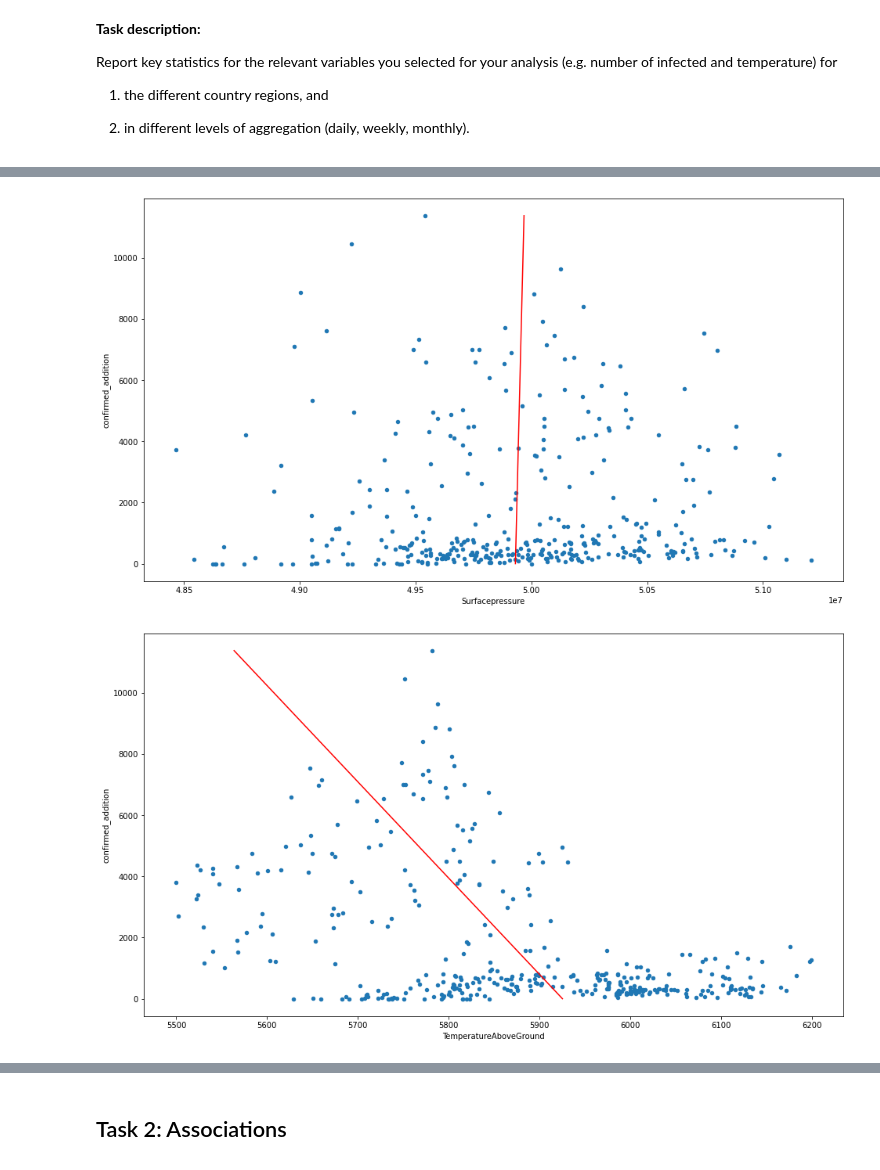
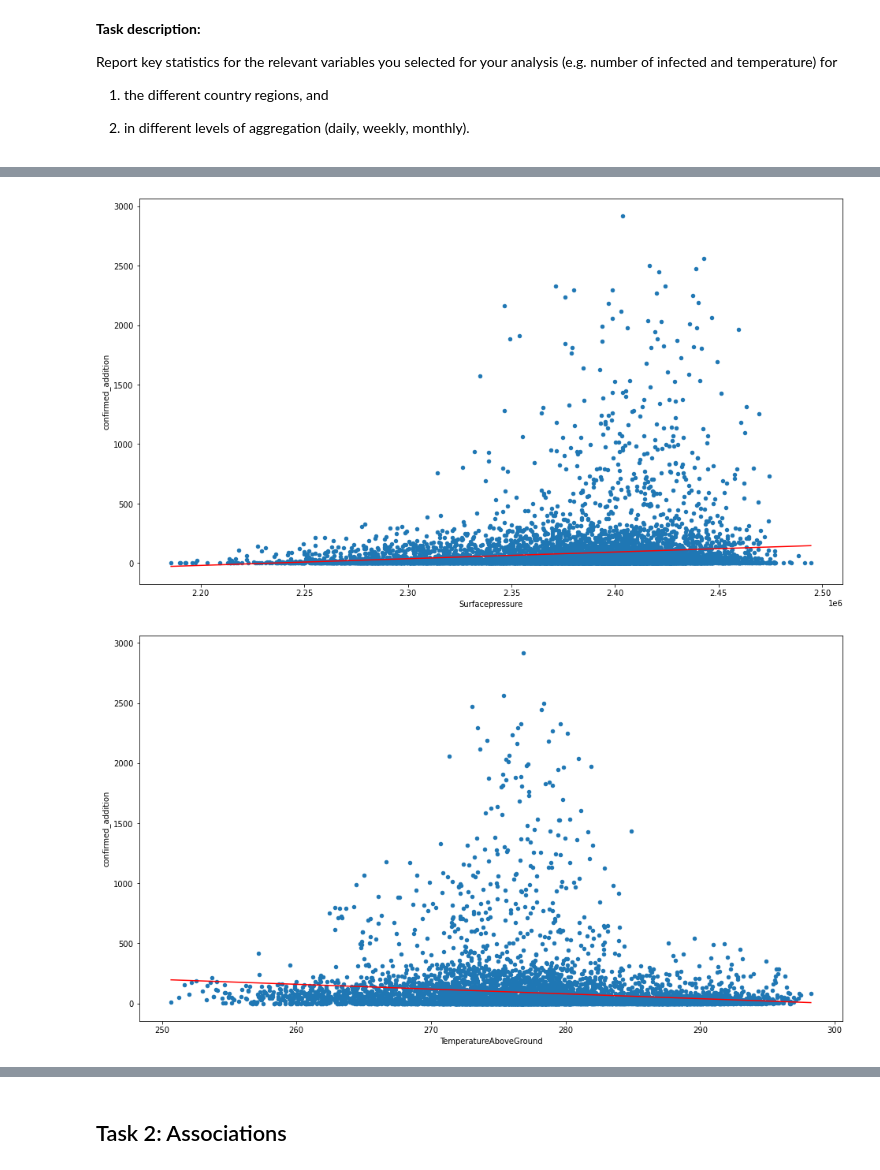
Before and after one commit to ranUser01/Covid-development-in-Sweden, a Jupyter notebook: notebooks/project_handin.ipynb, the cells around one changed output, grey strips where cells are left out. Saved outputs shown, nothing was run; the diff lists cells and outputs as text; code cells hidden in the pictures.

```diff
--- a/notebooks/project_handin.ipynb
+++ b/notebooks/project_handin.ipynb
@@ -215,9 +215,17 @@ dataset_fixed_effects
 7812 rows × 33 columns
 # %%
 '''Creating dataset by date'''
-dataset_by_date = dataset.groupby(by = 'date').sum().reset_index()
 
-#dataset_by_date['date'] = pd.to_datetime(dataset['date'], format='%Y-%m-%d')
+# cases are summed up and weather variables are averaged (meaned)
+dataset_by_date = dataset.groupby(by = 'date')['confirmed_addition'].sum().reset_index()
+
+weather_by_date2 = dataset.groupby(by = 'date').mean()
+
+weather_by_date2 = weather_by_date2.loc[:, weather_by_date2.columns!='confirmed_addition']
+
+
+dataset_by_date = dataset_by_date.merge(weather_by_date2, on ='date')
+
 dataset_by_date
 # %% [output]
 |  | date | confirmed_addition | RelativeHumiditySurface | SolarRadiation | Surfacepressure | ... |
@@ -257,5 +260,5 @@ ys = ['confirmed_addition',
 
 # N to N plots of variable on a given day
 for y in ys:
-    dataset_by_date.plot(xs,y, figsize=(16,9))
+    dataset_by_date.plot(xs,y, figsize=(16,9), kind="scatter")
 # %% [output]
@@ -278,16 +281,16 @@ xs = 'confirmed_addition'
 ys = ['RelativeHumiditySurface', 'SolarRadiation', 'Surfacepressure',
        'TemperatureAboveGround', 'Totalprecipitation', 'UVIndex', 'WindSpeed']
 
+#for region in regions:
 
 for y in ys:
-    ax = dataset_by_date.plot(y, xs, figsize=(16,9), kind = "scatter")
+    ax = dataset.plot(y, xs, figsize=(16,9), kind = "scatter")
+    min_x= np.min(dataset[y])
+    max_x= np.max(dataset[y])
 
-    min_x= np.min(dataset_by_date[xs])
-    max_x= np.max(dataset_by_date[xs])
+    slope, intercept, _,_,_ = linregress(dataset[y],dataset[xs])
 
-    slope, intercept, _,_,_ = linregress(dataset_by_date[xs],dataset_by_date[y])
-
-    x1=np.linspace(min_x,max_x,500)
+    x1=np.linspace(min_x, max_x)
     y1=slope*x1+intercept
     plt.plot(x1,y1,'-r')
 # %% [output]
@@ -296,2 +299,2 @@ for y in ys:
-[figure, old version]
+[figure, new version]
-[figure, old version]
+[figure, new version]
```
Also changed, not shown: parts of 19 cells of this notebook.
